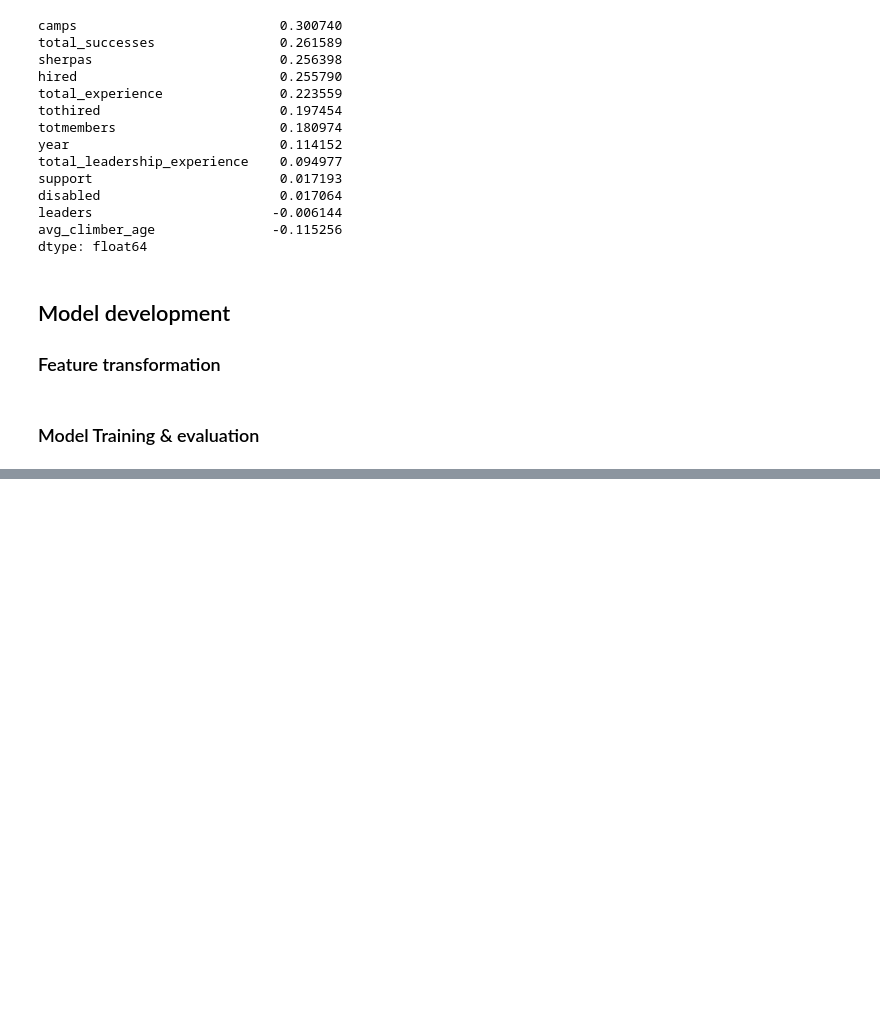
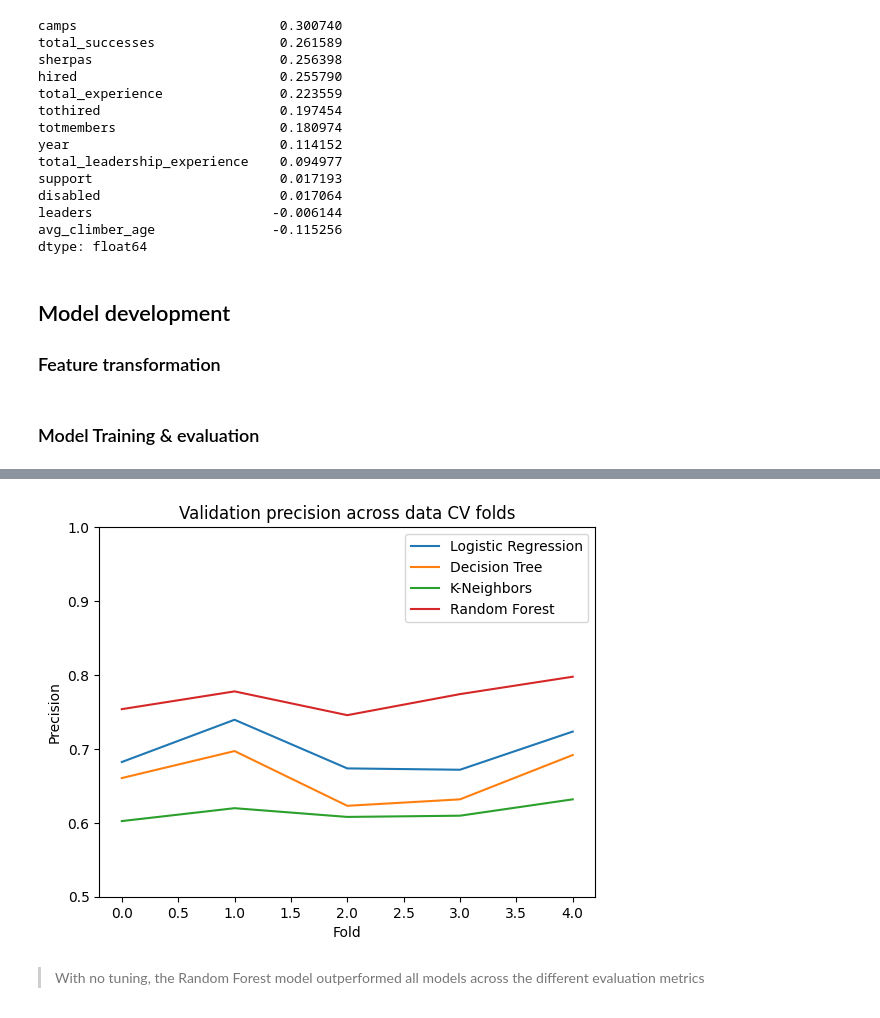
Before and after one commit to bastien-winant/ml-zoomcamp, a Jupyter notebook: midterm/notebook.ipynb, the cells around one changed output, grey strips where cells are left out. Drawn from its saved outputs; the diff is of its cells as text; code cells hidden in the pictures; blank space fills up the shorter version.

```diff
--- a/midterm/notebook.ipynb
+++ b/midterm/notebook.ipynb
@@ -762,0 +630,15 @@ for t in thresholds:
+# %%
+plt.plot(lr_scores.split, lr_scores.precision, label=lr_scores.model.unique())
+plt.plot(dt_scores.split, dt_scores.precision, label=dt_scores.model.unique())
+plt.plot(kn_scores.split, kn_scores.precision, label=kn_scores.model.unique())
+plt.plot(rf_scores.split, rf_scores.precision, label=rf_scores.model.unique())
+plt.legend()
+plt.ylim((.5, 1))
+plt.title('Validation precision across data CV folds')
+plt.xlabel('Fold')
+plt.ylabel('Precision')
+plt.show()
+# %% [output]
+[figure, added]
+# %% [markdown]
+> With no tuning, the Random Forest model outperformed all models across the different evaluation metrics
```
Also changed, not shown: parts of 72 cells of this notebook.
